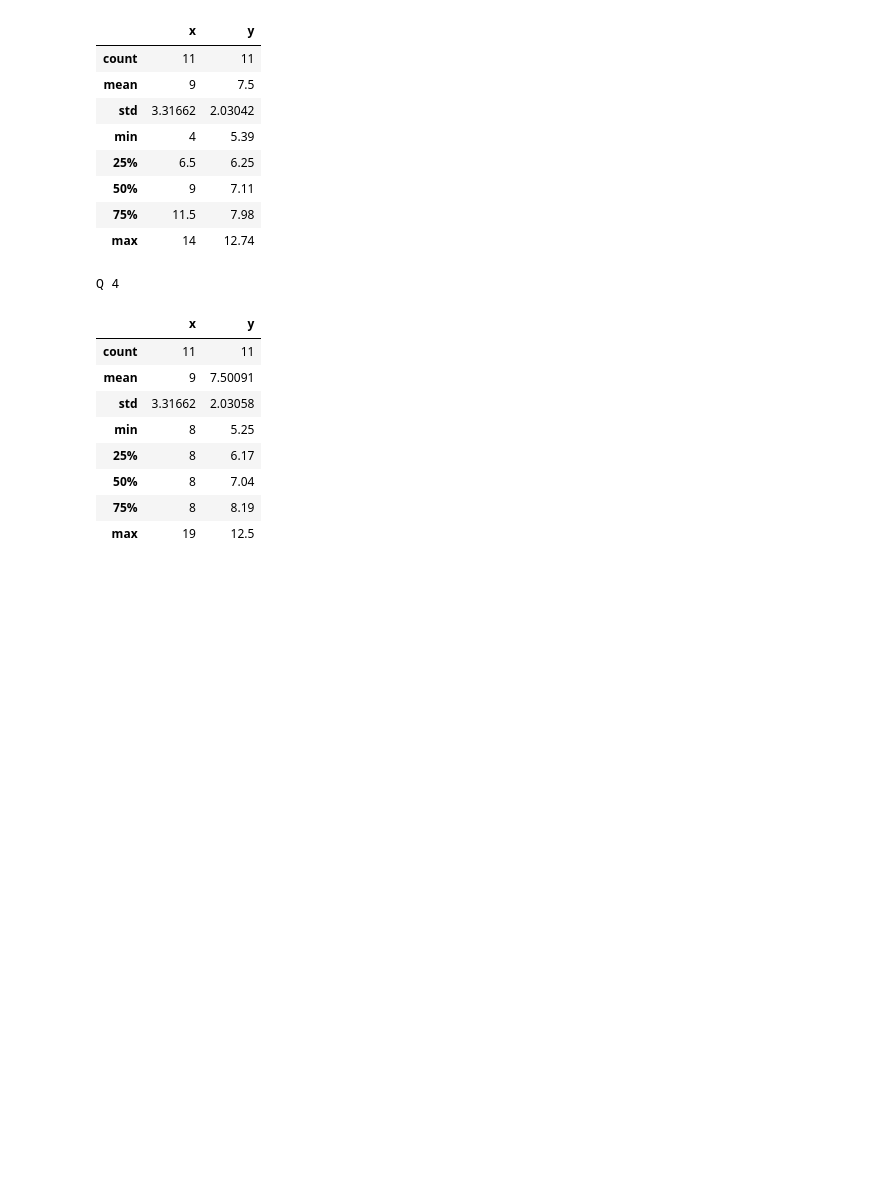
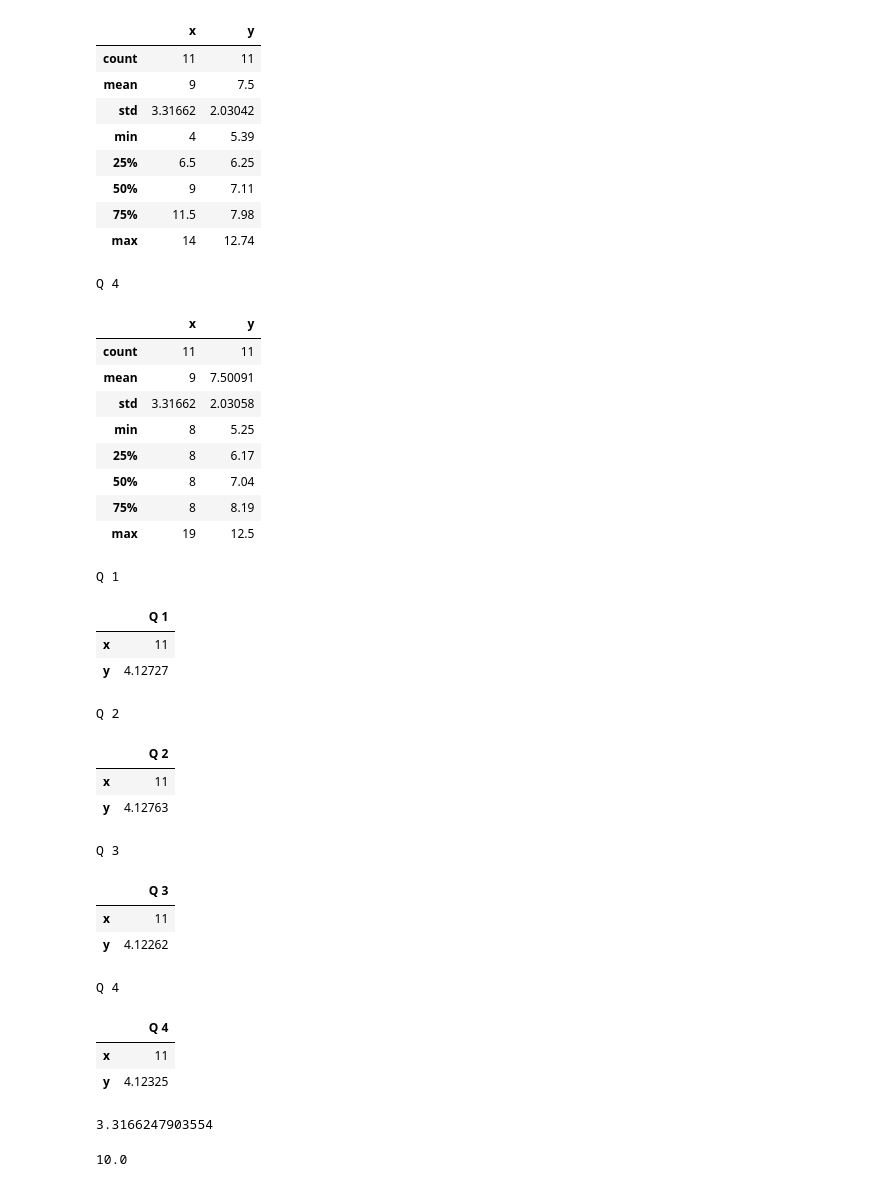
Before and after one commit to dermotkel/fundamentals-of-data-analysis-, a Jupyter notebook: Fundamentals of Data Analysis .ipynb, the cells around one changed output. Drawn from its saved outputs; the diff is of its cells as text; code cells hidden in the pictures; blank space fills up the shorter version.

```diff
--- a/Fundamentals of Data Analysis .ipynb
+++ b/Fundamentals of Data Analysis .ipynb
@@ -168,3 +169,44 @@ Q 4
 | 50% | 8 | 7.04 |
 | 75% | 8 | 8.19 |
 | max | 19 | 12.5 |
+# %%
+Q1_var = Q1.var()
+Q1_var_table = pd.DataFrame(Q1_var, columns=["Q 1"])
+
+Q2_var = Q2.var()
+Q2_var_table = pd.DataFrame(Q2_var, columns=["Q 2"])
+
+Q3_var = Q3.var()
+Q3_var_table = pd.DataFrame(Q3_var, columns=["Q 3"])
+
+Q4_var = Q4.var()
+Q4_var_table = pd.DataFrame(Q4_var, columns=["Q 4"])
+
+Q1_styler_var = Q1_var_table.style.set_table_attributes("style='display:inline'").set_caption('Q 1')
+Q2_styler_var = Q2_var_table.style.set_table_attributes("style='display:inline'").set_caption('Q 2')
+Q3_styler_var = Q3_var_table.style.set_table_attributes("style='display:inline'").set_caption('Q 3')
+Q4_styler_var = Q4_var_table.style.set_table_attributes("style='display:inline'").set_caption('Q 4')
+
+display_html(Q1_styler_var._repr_html_()+Q2_styler_var._repr_html_()+Q3_styler_var._repr_html_()+Q4_styler_var._repr_html_(), raw=True)
+# https://stackoverflow.com/questions/35160256/how-do-i-output-lists-as-a-table-in-jupyter-notebook
+# %% [output]
+Q 1
+|  | Q 1 |
+| x | 11 |
+| y | 4.12727 |
+Q 2
+|  | Q 2 |
+| x | 11 |
+| y | 4.12763 |
+Q 3
+|  | Q 3 |
+| x | 11 |
+| y | 4.12262 |
+Q 4
+|  | Q 4 |
+| x | 11 |
+| y | 4.12325 |
+# %%
+np.sqrt(Q1_var["x"])
+# %% [output]
+3.3166247903554
@@ -170,0 +215,4 @@ Q 4
+# %%
+print(np.var(Q1["x"]))
+# %% [output]
+10.0
```
Also changed, not shown: parts of 4 cells of this notebook.
